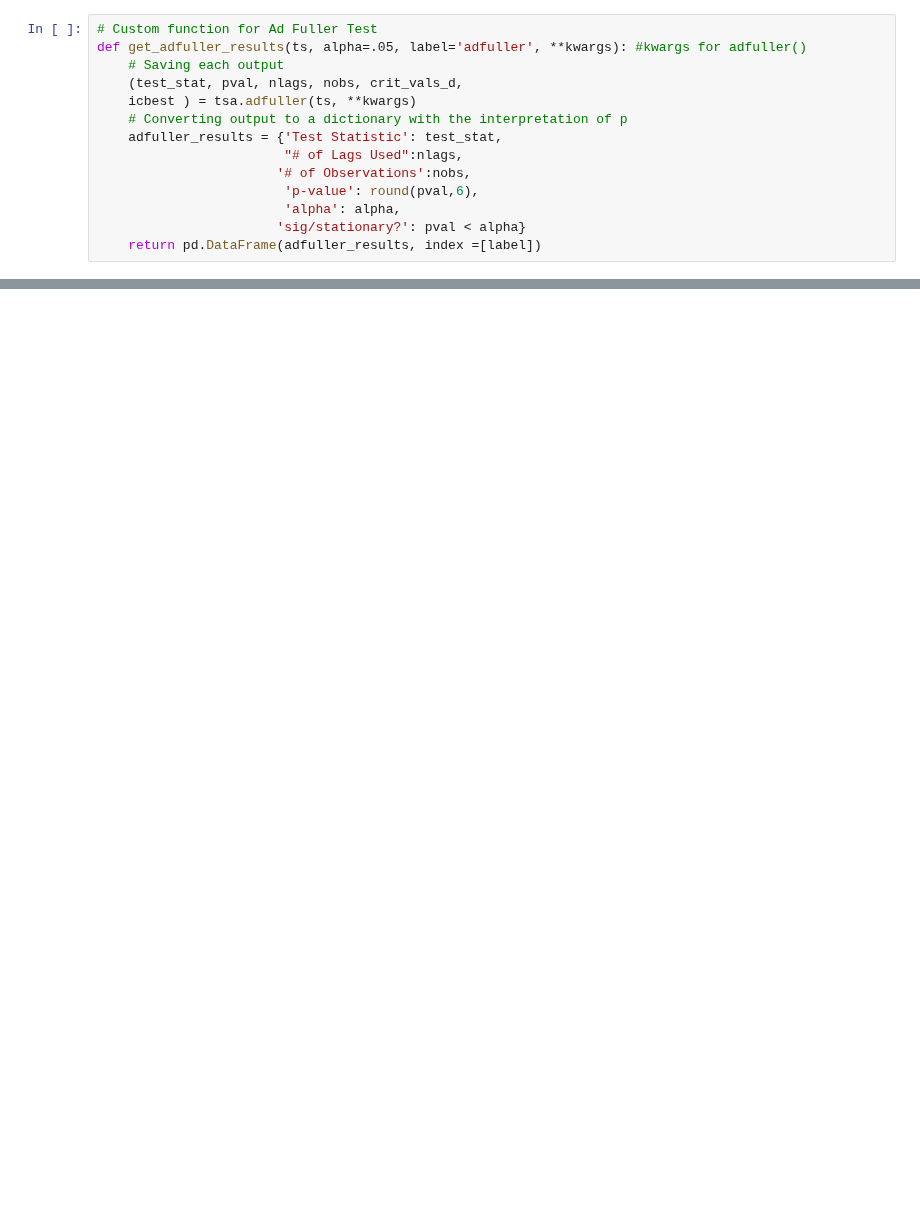
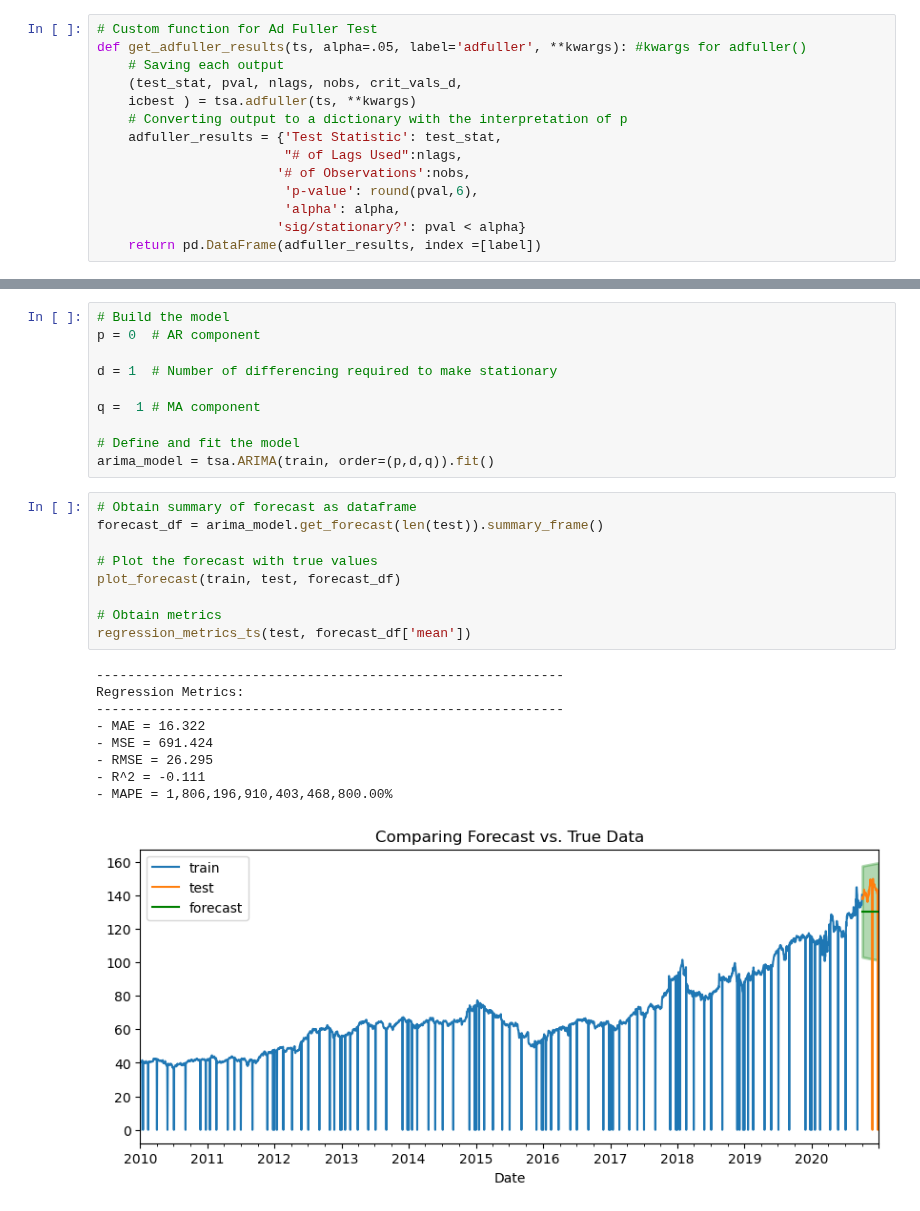
Before and after one commit to lrnrdr/Core-ARIMA-Models, a Jupyter notebook: Core_ARIMA.ipynb, the cells around one changed output, grey strips where cells are left out. Saved outputs shown, nothing was run; the diff lists cells and outputs as text; blank space fills up the shorter version.

```diff
--- a/Core_ARIMA.ipynb
+++ b/Core_ARIMA.ipynb
@@ -75,0 +239,29 @@ dtype: int64
+# %%
+# Build the model
+p = 0  # AR component
+
+d = 1  # Number of differencing required to make stationary
+
+q =  1 # MA component
+
+# Define and fit the model
+arima_model = tsa.ARIMA(train, order=(p,d,q)).fit()
+# %%
+# Obtain summary of forecast as dataframe
+forecast_df = arima_model.get_forecast(len(test)).summary_frame()
+
+# Plot the forecast with true values
+plot_forecast(train, test, forecast_df)
+
+# Obtain metrics
+regression_metrics_ts(test, forecast_df['mean'])
+# %% [output]
+------------------------------------------------------------
+Regression Metrics:
+------------------------------------------------------------
+- MAE = 16.322
+- MSE = 691.424
+- RMSE = 26.295
+- R^2 = -0.111
+- MAPE = 1,806,196,910,403,468,800.00%
+[figure, added]
```
Also changed, not shown: parts of 24 cells of this notebook.
